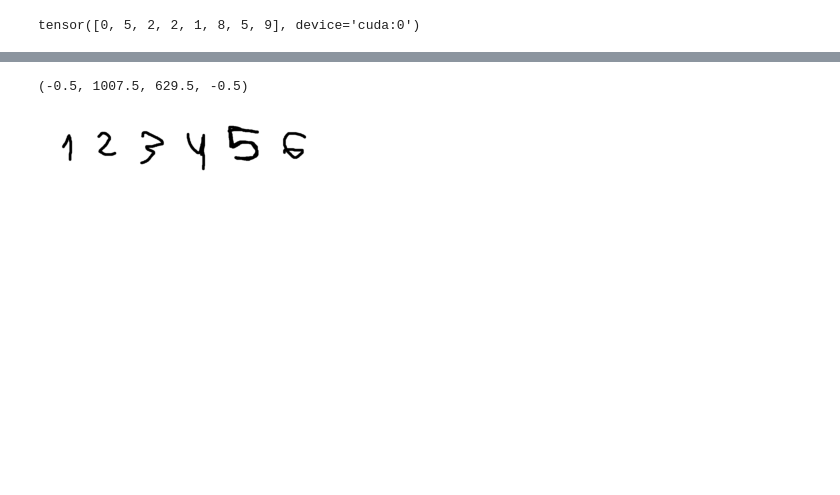
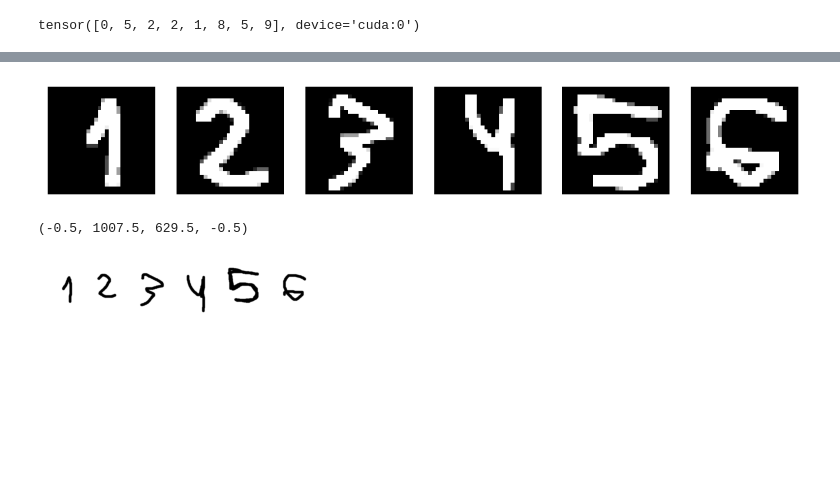
Before and after one commit to threeteck/ML.ITIS, a Jupyter notebook: 9.ipynb, the cells around one changed output, grey strips where cells are left out. Saved outputs shown, nothing was run; the diff lists cells and outputs as text; code cells hidden in the pictures; blank space fills up the shorter version.

```diff
--- a/9.ipynb
+++ b/9.ipynb
@@ -278,3 +234,11 @@ def regonize_digits(img, model):
+# %%
+plt.figure(figsize=(10, 10))
+for i, digit in enumerate(digits):
+    plt.subplot(1, len(digits), i+1)
+    plt.axis("off")
+    plt.imshow(digit, cmap="gray")
+# %% [output]
+[figure, added]
 # %%
 test = cv2.imread("test.png")
 plt.imshow(test)
```
Also changed, not shown: parts of 19 cells of this notebook.
